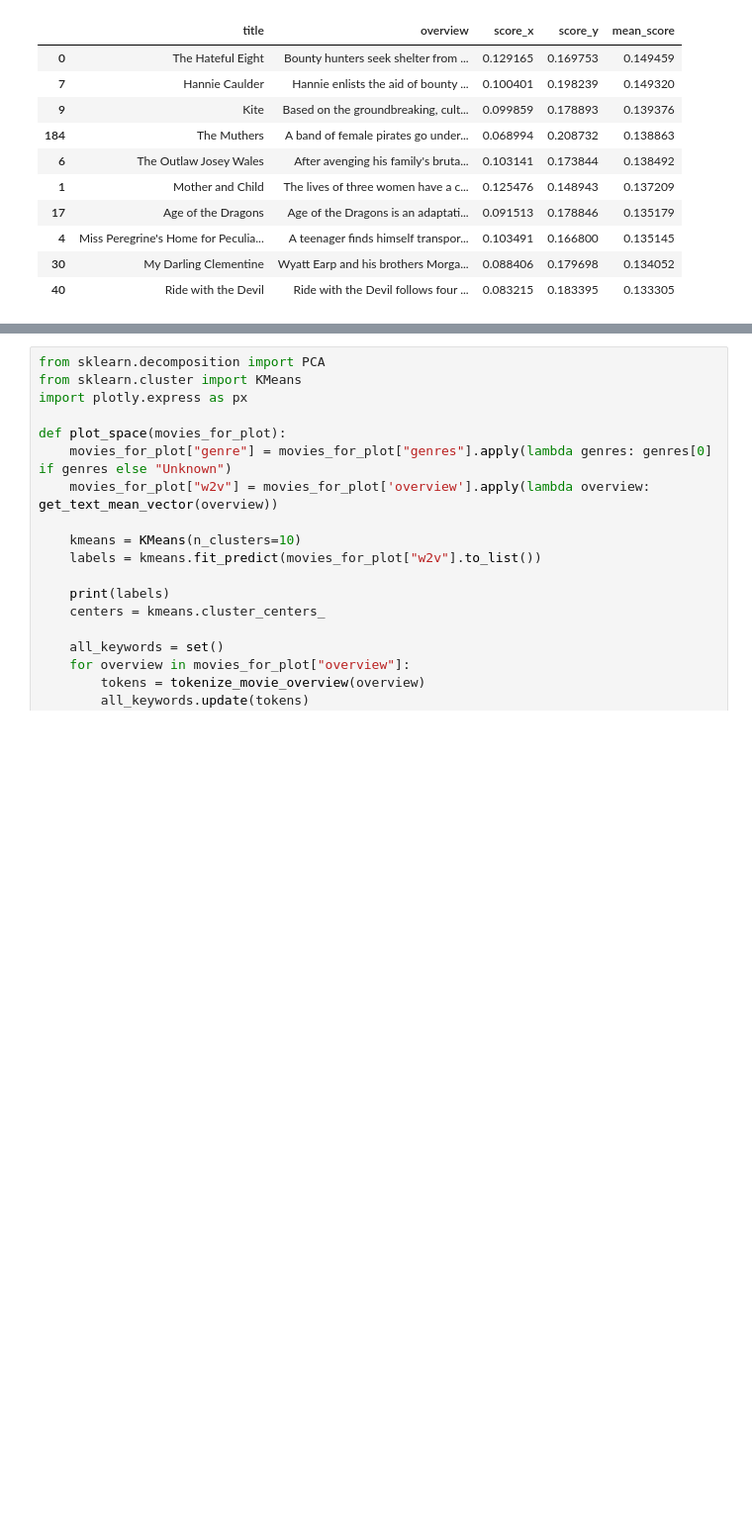
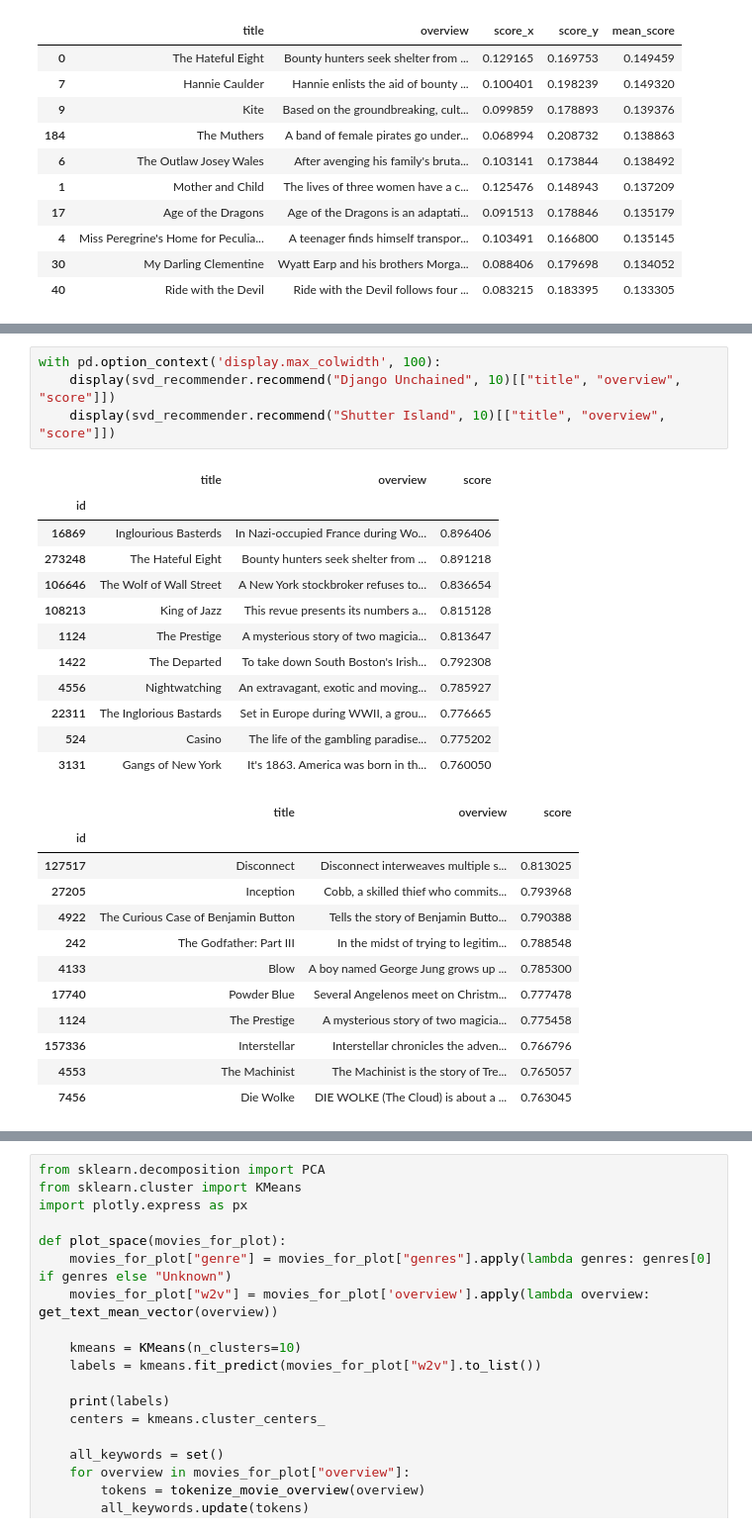
Before and after one commit to adi-benz/movies-rating-analysis, a Jupyter notebook: analysis.ipynb, the cells around one changed output, grey strips where cells are left out. Shown at 99% size. Cells and saved outputs as stored; diff of their text form; blank space fills up the shorter version.

```diff
--- a/analysis.ipynb
+++ b/analysis.ipynb
@@ -1227,0 +1185,29 @@ plot_space(movies.sort_values(by='vote_count', ascending=False).head(500))
+# %%
+with pd.option_context('display.max_colwidth', 100):
+    display(svd_recommender.recommend("Django Unchained", 10)[["title", "overview", "score"]])
+    display(svd_recommender.recommend("Shutter Island", 10)[["title", "overview", "score"]])
+# %% [output]
+|  | title | overview | score |
+| id |  |  |  |
+| 16869 | Inglourious Basterds | In Nazi-occupied France during Wo... | 0.896406 |
+| 273248 | The Hateful Eight | Bounty hunters seek shelter from ... | 0.891218 |
+| 106646 | The Wolf of Wall Street | A New York stockbroker refuses to... | 0.836654 |
+| 108213 | King of Jazz | This revue presents its numbers a... | 0.815128 |
+| 1124 | The Prestige | A mysterious story of two magicia... | 0.813647 |
+| 1422 | The Departed | To take down South Boston's Irish... | 0.792308 |
+| 4556 | Nightwatching | An extravagant, exotic and moving... | 0.785927 |
+| 22311 | The Inglorious Bastards | Set in Europe during WWII, a grou... | 0.776665 |
+| 524 | Casino | The life of the gambling paradise... | 0.775202 |
+| 3131 | Gangs of New York | It's 1863. America was born in th... | 0.760050 |
+|  | title | overview | score |
+| id |  |  |  |
+| 127517 | Disconnect | Disconnect interweaves multiple s... | 0.813025 |
+| 27205 | Inception | Cobb, a skilled thief who commits... | 0.793968 |
+| 4922 | The Curious Case of Benjamin Button | Tells the story of Benjamin Butto... | 0.790388 |
+| 242 | The Godfather: Part III | In the midst of trying to legitim... | 0.788548 |
+| 4133 | Blow | A boy named George Jung grows up ... | 0.785300 |
+| 17740 | Powder Blue | Several Angelenos meet on Christm... | 0.777478 |
+| 1124 | The Prestige | A mysterious story of two magicia... | 0.775458 |
+| 157336 | Interstellar | Interstellar chronicles the adven... | 0.766796 |
+| 4553 | The Machinist | The Machinist is the story of Tre... | 0.765057 |
+| 7456 | Die Wolke | DIE WOLKE (The Cloud) is about a ... | 0.763045 |
```
Also changed, not shown: parts of 20 cells of this notebook.
